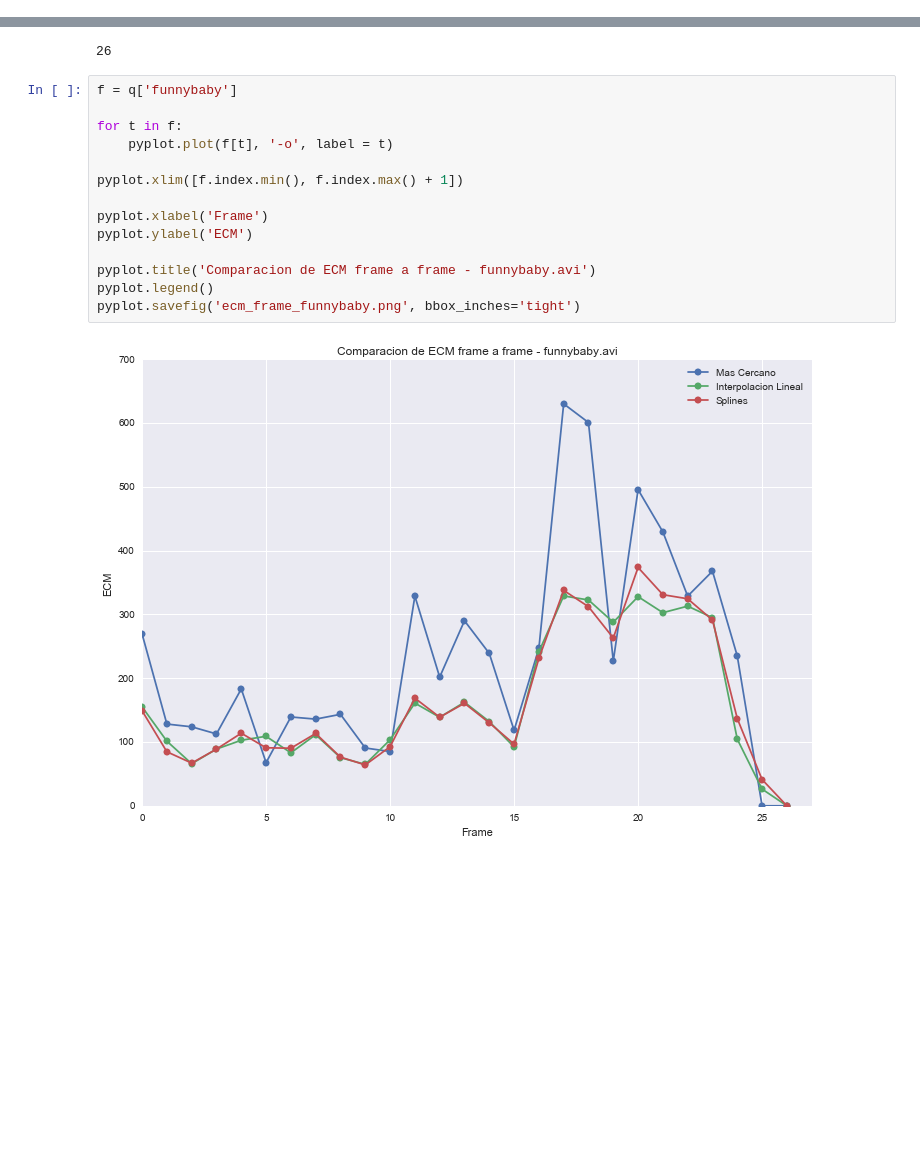
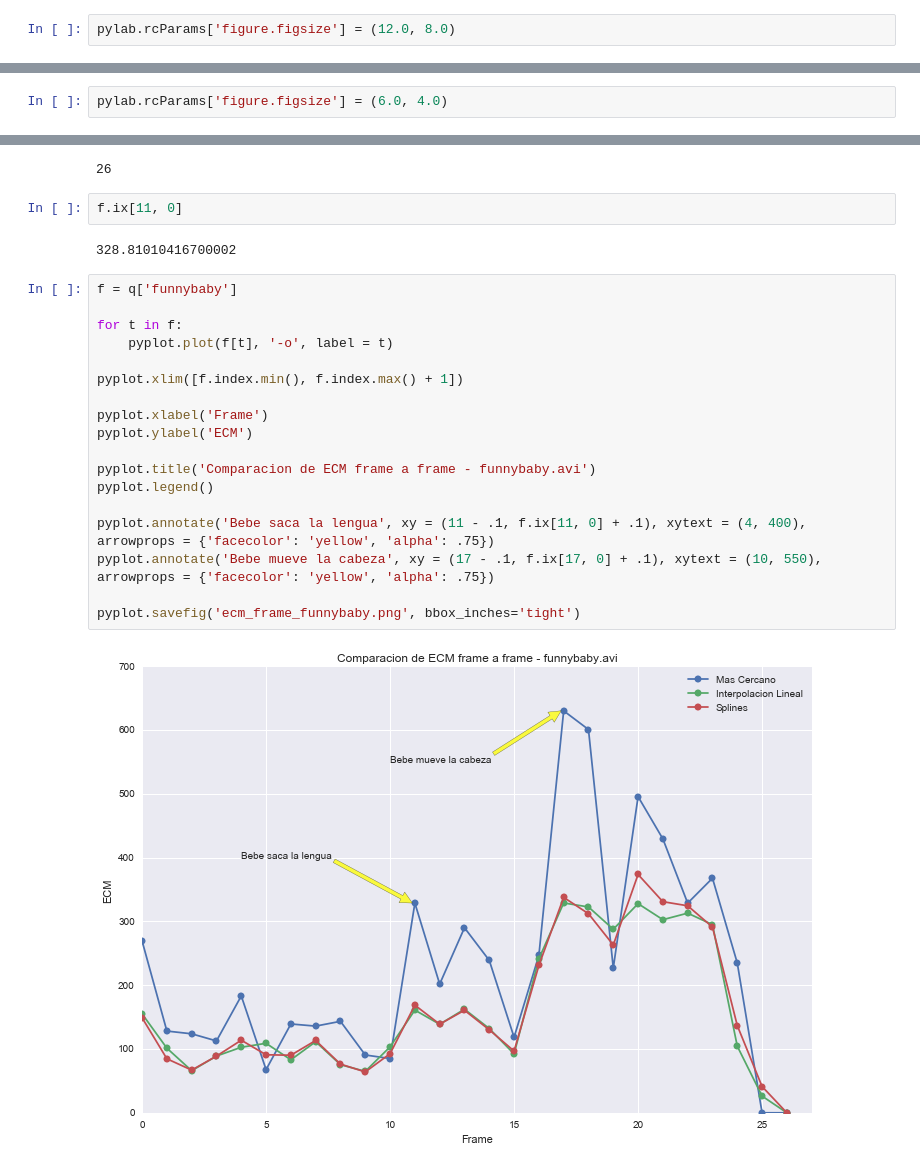
Before and after one commit to Fixman/metnum-TP3, a Jupyter notebook: src/resultados/Analisis_Cualquiera.ipynb, the cells around one changed output, grey strips where cells are left out. Drawn from its saved outputs; the diff is of its cells as text; blank space fills up the shorter version.

```diff
--- a/src/resultados/Analisis_Cualquiera.ipynb
+++ b/src/resultados/Analisis_Cualquiera.ipynb
@@ -193,0 +203,2 @@ for h in q:
+# %%
+pylab.rcParams['figure.figsize'] = (12.0, 8.0)
@@ -194,3 +226,5 @@ for h in q:
+# %%
+pylab.rcParams['figure.figsize'] = (6.0, 4.0)
 # %%
 f = q['slowmovesscene']
 
@@ -257,19 +297,27 @@ pyplot.savefig('ecm_frame_camerachanges.png', bbox_inches='tight')
 f.index.max()
 # %% [output]
 26
+# %%
+f.ix[11, 0]
+# %% [output]
+328.81010416700002
 # %%
 f = q['funnybaby']
 
 for t in f:
     pyplot.plot(f[t], '-o', label = t)
 
 pyplot.xlim([f.index.min(), f.index.max() + 1])
 
 pyplot.xlabel('Frame')
 pyplot.ylabel('ECM')
 
 pyplot.title('Comparacion de ECM frame a frame - funnybaby.avi')
 pyplot.legend()
+
+pyplot.annotate('Bebe saca la lengua', xy = (11 - .1, f.ix[11, 0] + .1), xytext = (4, 400), arrowprops = {'facecolor': 'yellow', 'alpha': .75})
+pyplot.annotate('Bebe mueve la cabeza', xy = (17 - .1, f.ix[17, 0] + .1), xytext = (10, 550), arrowprops = {'facecolor': 'yellow', 'alpha': .75})
+
 pyplot.savefig('ecm_frame_funnybaby.png', bbox_inches='tight')
 # %% [output]
-[figure, old version]
+[figure, new version]
```
Also changed, not shown: parts of 7 cells of this notebook, 5 other files.
